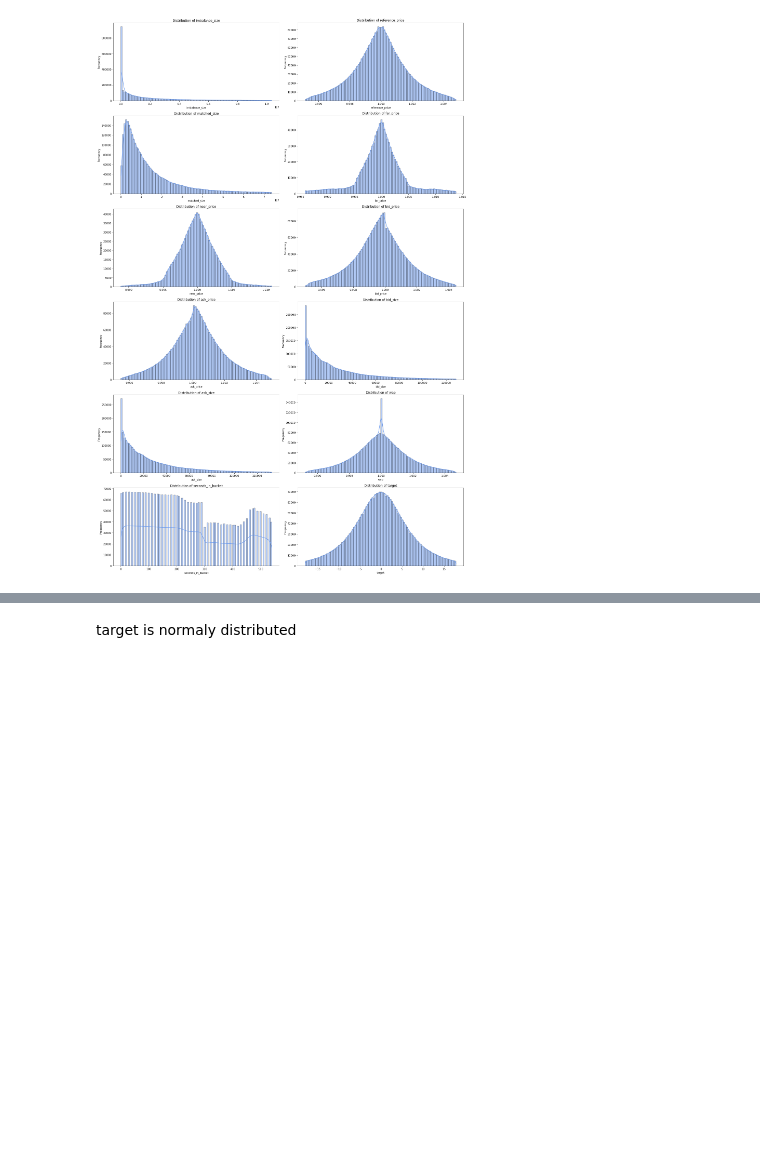
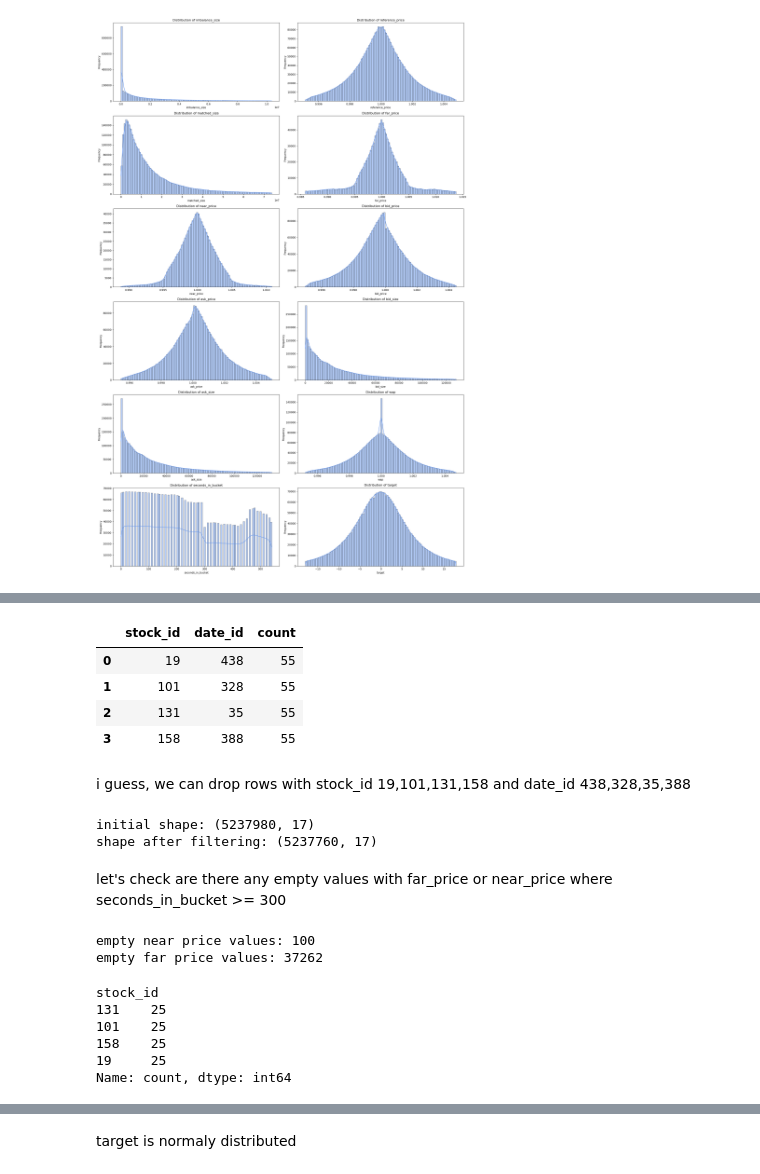
Before and after one commit to PBspacey/Optiver---Trading-at-the-Close-Kaggle-competition-for-MLDM, a Jupyter notebook: code.ipynb, the cells around one changed output, grey strips where cells are left out. Drawn from its saved outputs; the diff is of its cells as text; code cells hidden in the pictures; blank space fills up the shorter version.

```diff
--- a/code.ipynb
+++ b/code.ipynb
@@ -322,0 +323,40 @@ _ = ax2.set_title('distribution of 95% target')
+# %%
+missed_dates = df[['stock_id', 'date_id']][df['ask_price'].isna()].value_counts().reset_index()
+missed_dates
+# %% [output]
+|  | stock_id | date_id | count |
+| 0 | 19 | 438 | 55 |
+| 1 | 101 | 328 | 55 |
+| 2 | 131 | 35 | 55 |
+| 3 | 158 | 388 | 55 |
+# %% [markdown]
+i guess, we can drop rows with stock_id 19,101,131,158 and date_id 438,328,35,388
+# %%
+# remove empty rows
+filtered_df = df[~df[['stock_id', 'date_id']].apply(tuple, axis=1).isin(missed_dates[['stock_id', 'date_id']].apply(tuple, axis=1))]
+
+print('initial shape:', df.shape)
+print('shape after filtering:', filtered_df.shape)
+# %% [output]
+initial shape: (5237980, 17)
+shape after filtering: (5237760, 17)
+# %% [markdown]
+let's check are there any empty values with far_price or near_price where seconds_in_bucket >= 300
+# %%
+empty_near_price = df.query('near_price.isna() and seconds_in_bucket >=300')
+empty_far_price = df.query('far_price.isna() and seconds_in_bucket >=300')
+
+print('empty near price values:', empty_near_price.shape[0])
+print('empty far price values:', empty_far_price.shape[0])
+# %% [output]
+empty near price values: 100
+empty far price values: 37262
+# %%
+empty_near_price['stock_id'].value_counts()
+# %% [output]
+stock_id
+131    25
+101    25
+158    25
+19     25
+Name: count, dtype: int64
```
Also changed, not shown: parts of 20 cells of this notebook, 2 other files.
